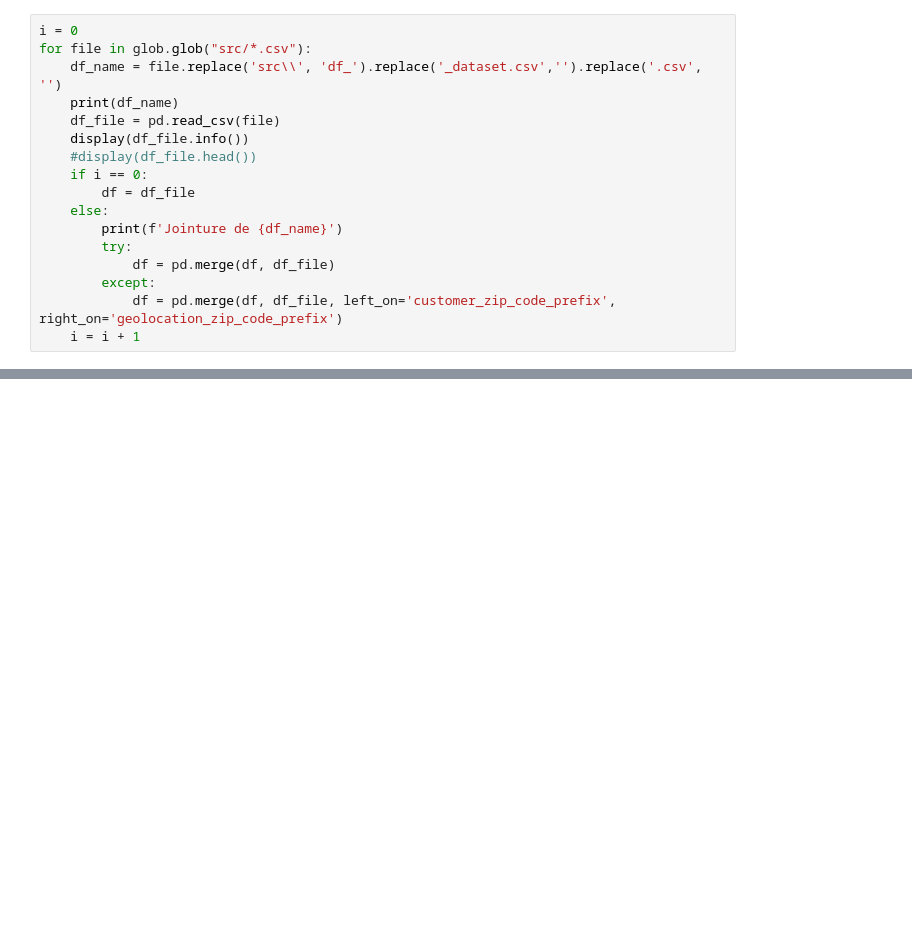
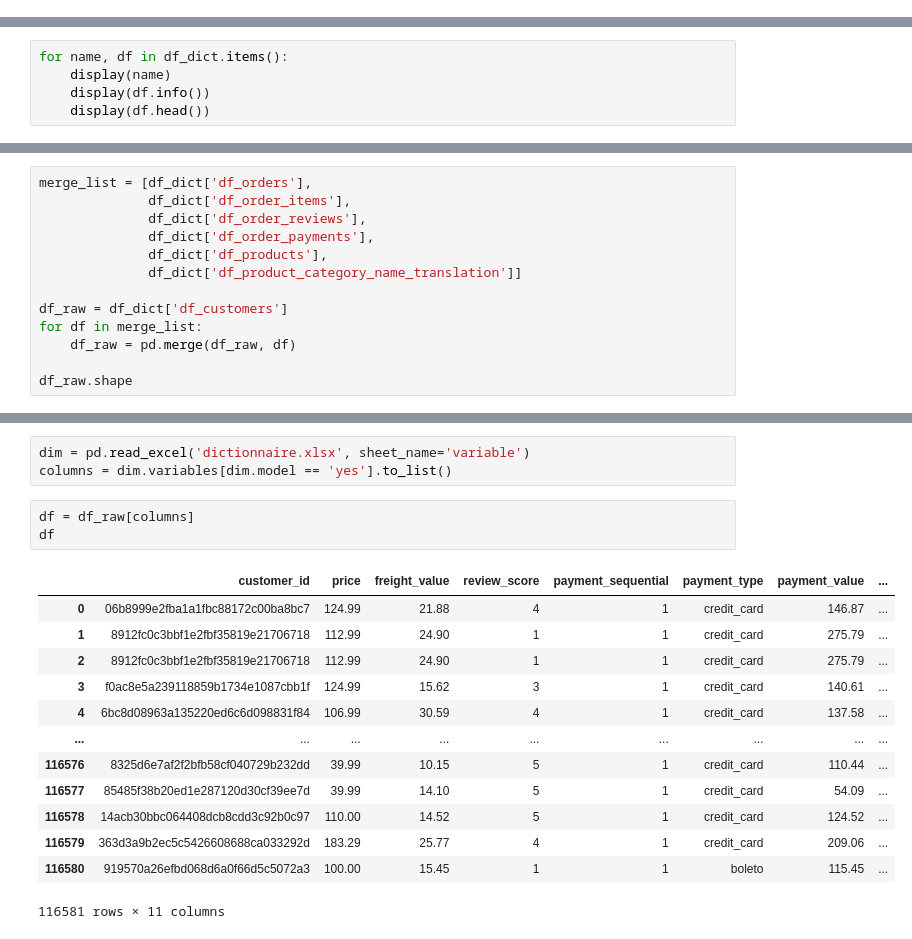
Before and after one commit to Adrian1903/Segmentez-des-clients-d-un-site-e-commerce, a Jupyter notebook: dev/01_nettoyage.ipynb, the cells around one changed output, grey strips where cells are left out. Cells and saved outputs as stored; diff of their text form; blank space fills up the shorter version.

Commit message:
Finalisation de l'extraction de masse Merge sélectif Ajout du dictionnaire pour sélection des variables Groupage de catégories

```diff
--- a/dev/01_nettoyage.ipynb
+++ b/dev/01_nettoyage.ipynb
@@ -25,17 +61,0 @@ join
-# %%
-i = 0
-for file in glob.glob("src/*.csv"):
-    df_name = file.replace('src\\', 'df_').replace('_dataset.csv','').replace('.csv', '')
-    print(df_name)
-    df_file = pd.read_csv(file)
-    display(df_file.info())
-    #display(df_file.head())
-    if i == 0:
-        df = df_file
-    else:
-        print(f'Jointure de {df_name}')
-        try:
-            df = pd.merge(df, df_file)
-        except:
-            df = pd.merge(df, df_file, left_on='customer_zip_code_prefix', right_on='geolocation_zip_code_prefix')
-    i = i + 1
@@ -142,0 +62,5 @@ df.shape
+# %%
+for name, df in df_dict.items():
+    display(name)
+    display(df.info())
+    display(df.head())
@@ -142,0 +134,13 @@ df.shape
+# %%
+merge_list = [df_dict['df_orders'],
+              df_dict['df_order_items'],
+              df_dict['df_order_reviews'],
+              df_dict['df_order_payments'],
+              df_dict['df_products'],
+              df_dict['df_product_category_name_translation']]
+
+df_raw = df_dict['df_customers']
+for df in merge_list:
+    df_raw = pd.merge(df_raw, df)
+
+df_raw.shape
@@ -142,0 +187,20 @@ df.shape
+# %%
+dim = pd.read_excel('dictionnaire.xlsx', sheet_name='variable')
+columns = dim.variables[dim.model == 'yes'].to_list()
+# %%
+df = df_raw[columns]
+df
+# %% [output]
+|  | customer_id | price | freight_value | review_score | payment_sequential | payment_type | payment_value | ... |
+| 0 | 06b8999e2fba1a1fbc88172c00ba8bc7 | 124.99 | 21.88 | 4 | 1 | credit_card | 146.87 | ... |
+| 1 | 8912fc0c3bbf1e2fbf35819e21706718 | 112.99 | 24.90 | 1 | 1 | credit_card | 275.79 | ... |
+| 2 | 8912fc0c3bbf1e2fbf35819e21706718 | 112.99 | 24.90 | 1 | 1 | credit_card | 275.79 | ... |
+| 3 | f0ac8e5a239118859b1734e1087cbb1f | 124.99 | 15.62 | 3 | 1 | credit_card | 140.61 | ... |
+| 4 | 6bc8d08963a135220ed6c6d098831f84 | 106.99 | 30.59 | 4 | 1 | credit_card | 137.58 | ... |
+| ... | ... | ... | ... | ... | ... | ... | ... | ... |
+| 116576 | 8325d6e7af2f2bfb58cf040729b232dd | 39.99 | 10.15 | 5 | 1 | credit_card | 110.44 | ... |
+| 116577 | 85485f38b20ed1e287120d30cf39ee7d | 39.99 | 14.10 | 5 | 1 | credit_card | 54.09 | ... |
+| 116578 | 14acb30bbc064408dcb8cdd3c92b0c97 | 110.00 | 14.52 | 5 | 1 | credit_card | 124.52 | ... |
+| 116579 | 363d3a9b2ec5c5426608688ca033292d | 183.29 | 25.77 | 4 | 1 | credit_card | 209.06 | ... |
+| 116580 | 919570a26efbd068d6a0f66d5c5072a3 | 100.00 | 15.45 | 1 | 1 | boleto | 115.45 | ... |
+116581 rows × 11 columns
```
Also changed, not shown: parts of 18 cells of this notebook, 1 other file.
